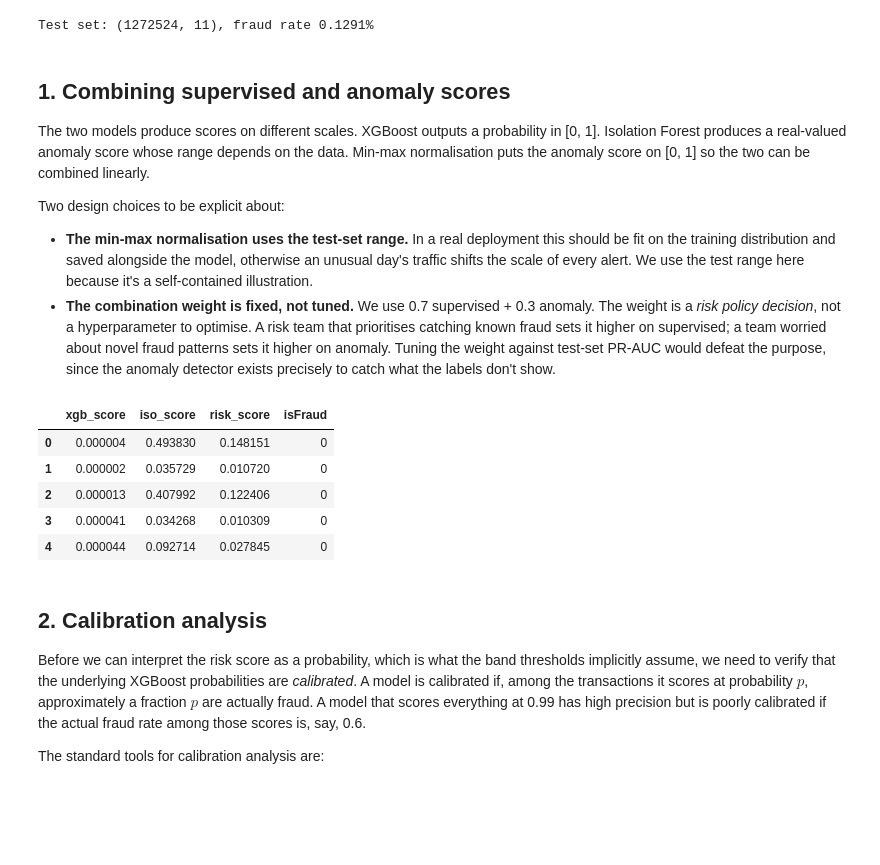
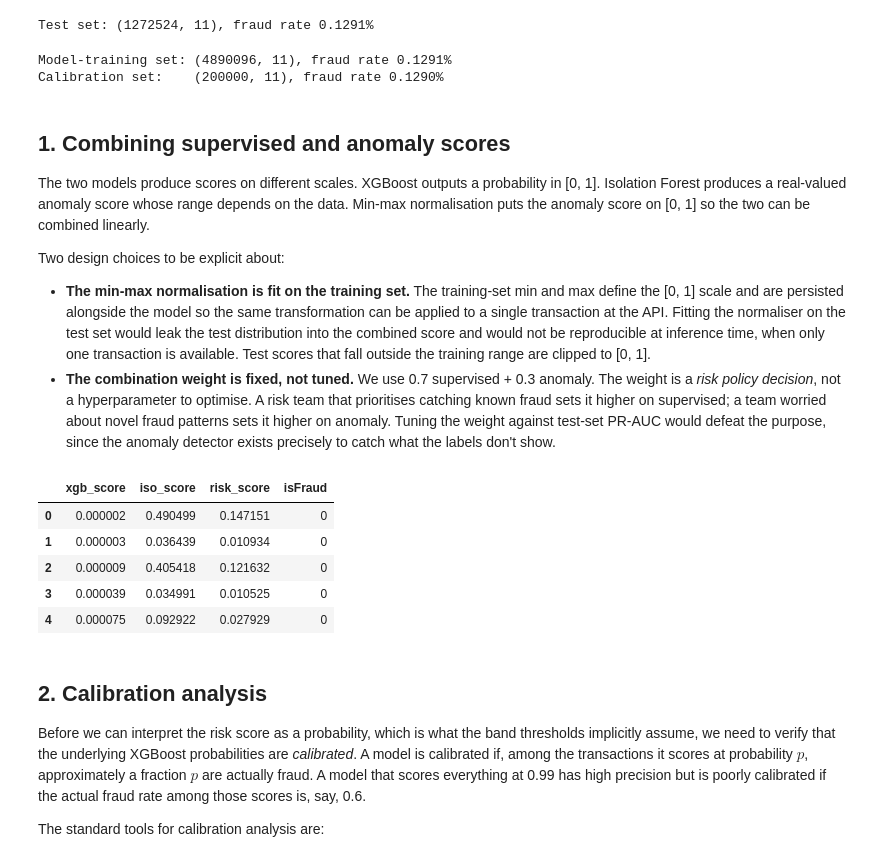
Before and after one commit to MarcLVR/financial-fraud-anomaly-detection, a Jupyter notebook: notebooks/05_risk_scoring_and _explainability.ipynb, the cells around one changed output. Drawn from its saved outputs; the diff is of its cells as text; code cells hidden in the pictures; blank space fills up the shorter version.

```diff
--- a/notebooks/05_risk_scoring_and _explainability.ipynb
+++ b/notebooks/05_risk_scoring_and _explainability.ipynb
@@ -39,6 +41,31 @@ iso_model = joblib.load(MODELS_DIR / "isolation_forest.pkl")
 print(f"Test set: {X_test.shape}, fraud rate {y_test.mean():.4%}")
 # %% [output]
 Test set: (1272524, 11), fraud rate 0.1291%
+# %%
+# Hold out a slice of the training data for probability calibration.
+# Isotonic regression must be fit on predictions the base classifier has
+# not seen at training time; in-sample scores underestimate residual error
+# and produce an overconfident calibration. The classifier is refit below
+# on the complement of this slice. XGBoost's joblib-loaded state preserves
+# the hyperparameters from notebook 03, so the refit reuses the same model
+# specification on ~96% of the original training rows.
+calibration_size = min(200_000, int(0.2 * len(X_train)))
+
+X_train_model, X_calib, y_train_model, y_calib = train_test_split(
+    X_train,
+    y_train,
+    test_size=calibration_size,
+    stratify=y_train,
+    random_state=RANDOM_STATE,
+)
+
+xgb_model.fit(X_train_model, y_train_model)
+
+print(f"Model-training set: {X_train_model.shape}, fraud rate {y_train_model.mean():.4%}")
+print(f"Calibration set:    {X_calib.shape}, fraud rate {y_calib.mean():.4%}")
+# %% [output]
+Model-training set: (4890096, 11), fraud rate 0.1291%
+Calibration set:    (200000, 11), fraud rate 0.1290%
 # %% [markdown]
 ## 1. Combining supervised and anomaly scores
 
@@ -46,31 +73,43 @@ The two models produce scores on different scales. XGBoost outputs a probability
 
 Two design choices to be explicit about:
 
-- **The min-max normalisation uses the test-set range.** In a real deployment this should be fit on the training distribution and saved alongside the model, otherwise an unusual day's traffic shifts the scale of every alert. We use the test range here because it's a self-contained illustration.
+- **The min-max normalisation is fit on the training set.** The training-set min and max define the [0, 1] scale and are persisted alongside the model so the same transformation can be applied to a single transaction at the API. Fitting the normaliser on the test set would leak the test distribution into the combined score and would not be reproducible at inference time, when only one transaction is available. Test scores that fall outside the training range are clipped to [0, 1].
 - **The combination weight is fixed, not tuned.** We use 0.7 supervised + 0.3 anomaly. The weight is a *risk policy decision*, not a hyperparameter to optimise. A risk team that prioritises catching known fraud sets it higher on supervised; a team worried about novel fraud patterns sets it higher on anomaly. Tuning the weight against test-set PR-AUC would defeat the purpose, since the anomaly detector exists precisely to catch what the labels don't show.
 # %%
 xgb_score = xgb_model.predict_proba(X_test)[:, 1]
+
+# Fit min-max normalisation on training-set Isolation Forest scores. The
+# forest was trained on legitimate-only rows; with a 0.13% fraud rate the
+# training min/max is dominated by legitimate activity. Persisting
+# (iso_min, iso_max) alongside the model lets the API apply the same
+# transformation to a single transaction at inference, which a test-set
+# fit cannot support. Test scores outside the training range are clipped
+# to [0, 1] to keep the combined risk score on a stable scale.
+iso_train_raw = iso_model.decision_function(X_train)
+iso_min = float(iso_train_raw.min())
+iso_max = float(iso_train_raw.max())
+
 iso_raw = iso_model.decision_function(X_test)
-iso_score = (iso_raw - iso_raw.min()) / (iso_raw.max() - iso_raw.min())
+iso_score = np.clip((iso_raw - iso_min) / (iso_max - iso_min), 0.0, 1.0)
 
 W_SUPERVISED = 0.7
 W_ANOMALY = 0.3
 risk_score = W_SUPERVISED * xgb_score + W_ANOMALY * iso_score
 
 scored = pd.DataFrame({
     "xgb_score":  xgb_score,
     "iso_score":  iso_score,
     "risk_score": risk_score,
     "isFraud":    y_test.values,
 }, index=y_test.index)
 scored.head()
 # %% [output]
 |  | xgb_score | iso_score | risk_score | isFraud |
-| 0 | 0.000004 | 0.493830 | 0.148151 | 0 |
-| 1 | 0.000002 | 0.035729 | 0.010720 | 0 |
-| 2 | 0.000013 | 0.407992 | 0.122406 | 0 |
-| 3 | 0.000041 | 0.034268 | 0.010309 | 0 |
-| 4 | 0.000044 | 0.092714 | 0.027845 | 0 |
+| 0 | 0.000002 | 0.490499 | 0.147151 | 0 |
+| 1 | 0.000003 | 0.036439 | 0.010934 | 0 |
+| 2 | 0.000009 | 0.405418 | 0.121632 | 0 |
+| 3 | 0.000039 | 0.034991 | 0.010525 | 0 |
+| 4 | 0.000075 | 0.092922 | 0.027929 | 0 |
 # %% [markdown]
 ## 2. Calibration analysis
 
```
Also changed, not shown: parts of 10 cells of this notebook.
